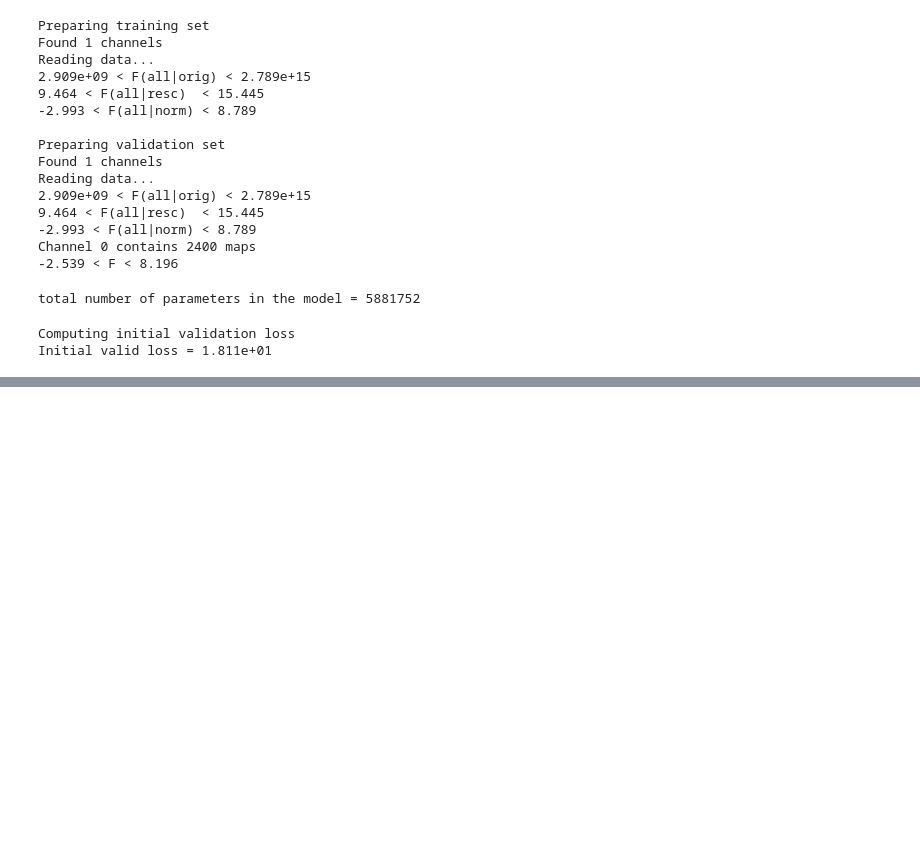
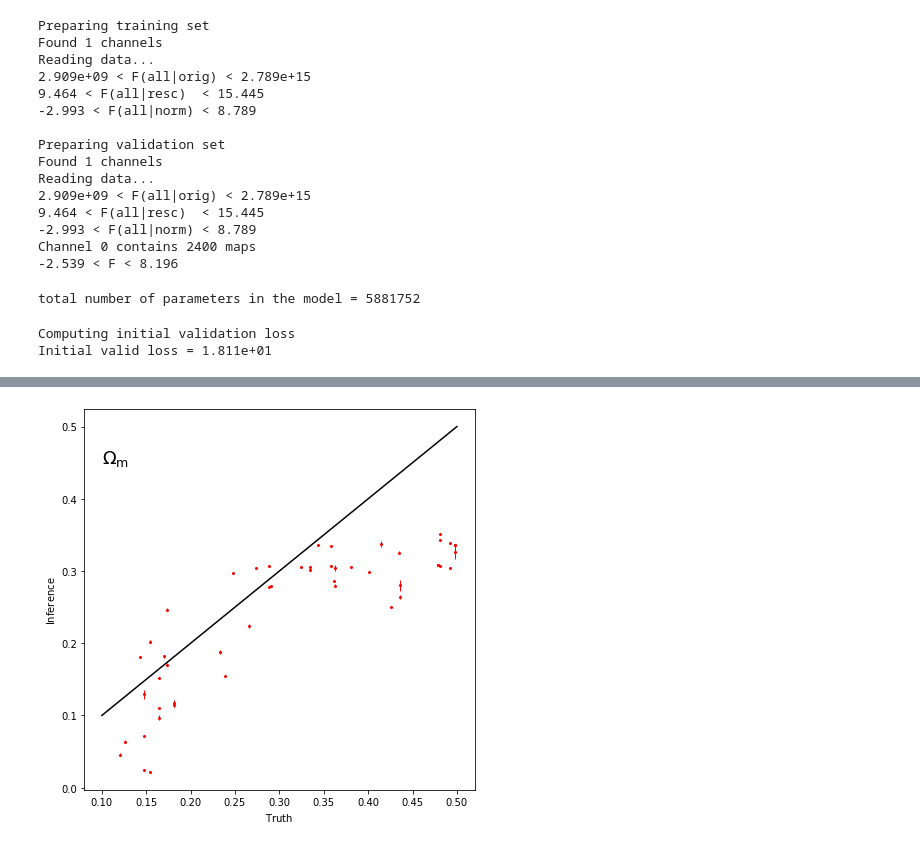
Before and after one commit to Chris-Pedersen/LearnableWavelets, a Jupyter notebook: playground/camels_analysis.ipynb, the cells around one changed output, grey strips where cells are left out. Saved outputs shown, nothing was run; the diff lists cells and outputs as text; code cells hidden in the pictures; blank space fills up the shorter version.

```diff
--- a/playground/camels_analysis.ipynb
+++ b/playground/camels_analysis.ipynb
@@ -589,0 +599,5 @@ print('Time take (h):', "{:.4f}".format((stop-start)/3600.0))
+# %%
+# load the weights in case they exists
+if os.path.exists(fmodel):
+    model.load_state_dict(torch.load(fmodel, map_location=torch.device(device)))
+    print('Weights loaded')
@@ -589,0 +712,16 @@ print('Time take (h):', "{:.4f}".format((stop-start)/3600.0))
+# %%
+# select the first map of every simulation in the test set
+indexes = np.arange(50)*splits
+
+fig=plt.figure(figsize=(7,7))
+plt.xlabel(r'${\rm Truth}$')
+plt.ylabel(r'${\rm Inference}$')
+plt.text(0.1, 0.45, r'$\Omega_{\rm m}$',fontsize=18)
+
+plt.errorbar(params_true[indexes,0], params_NN[indexes,0], errors_NN[indexes,0],
+             linestyle='None', lw=1, fmt='o', ms=2, elinewidth=1, capsize=0, c='r')
+plt.plot([0.1,0.5], [0.1,0.5], color='k')
+
+plt.show()
+# %% [output]
+[figure, added]
```
Also changed, not shown: parts of 5 cells of this notebook, 3 other files.
